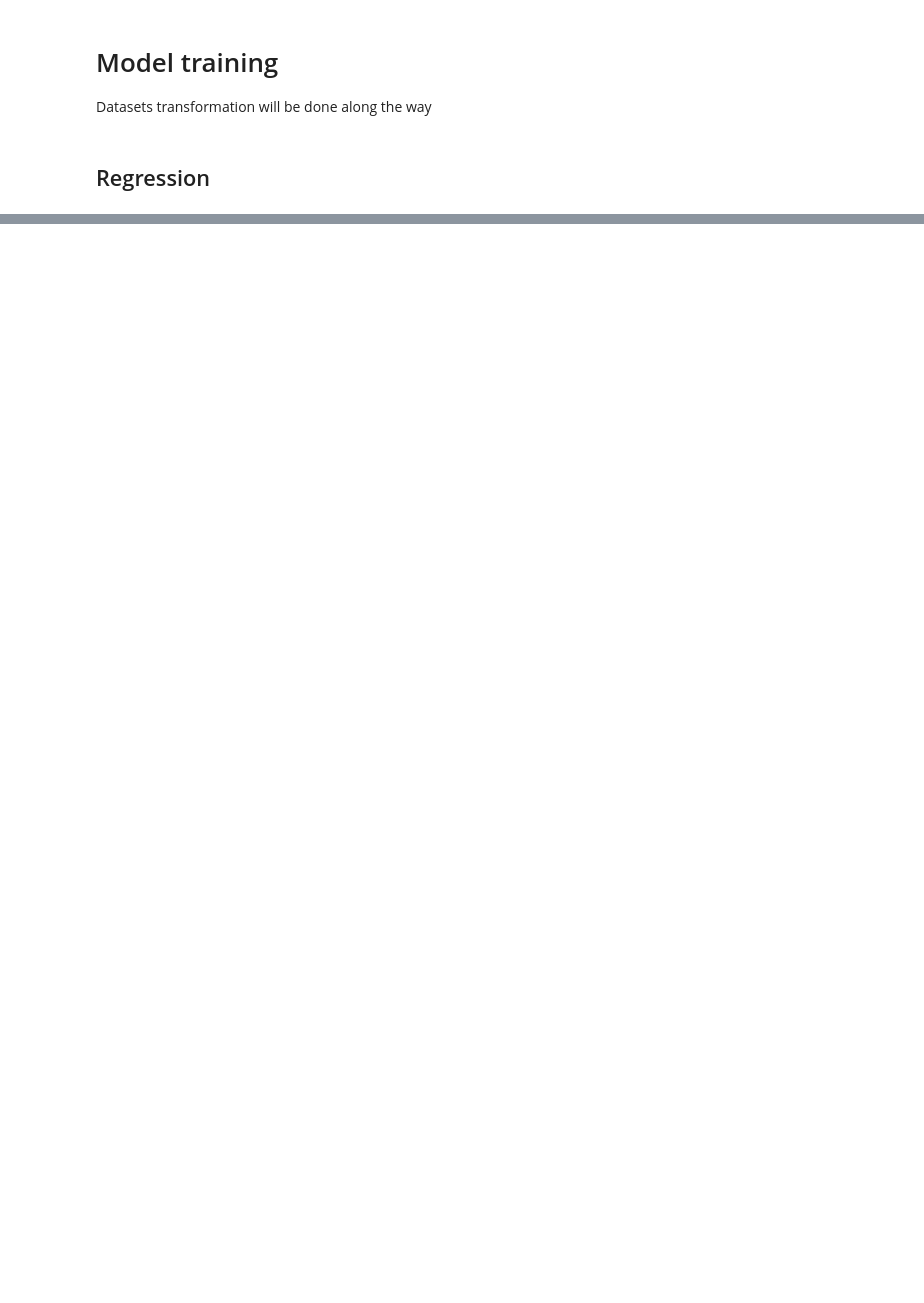
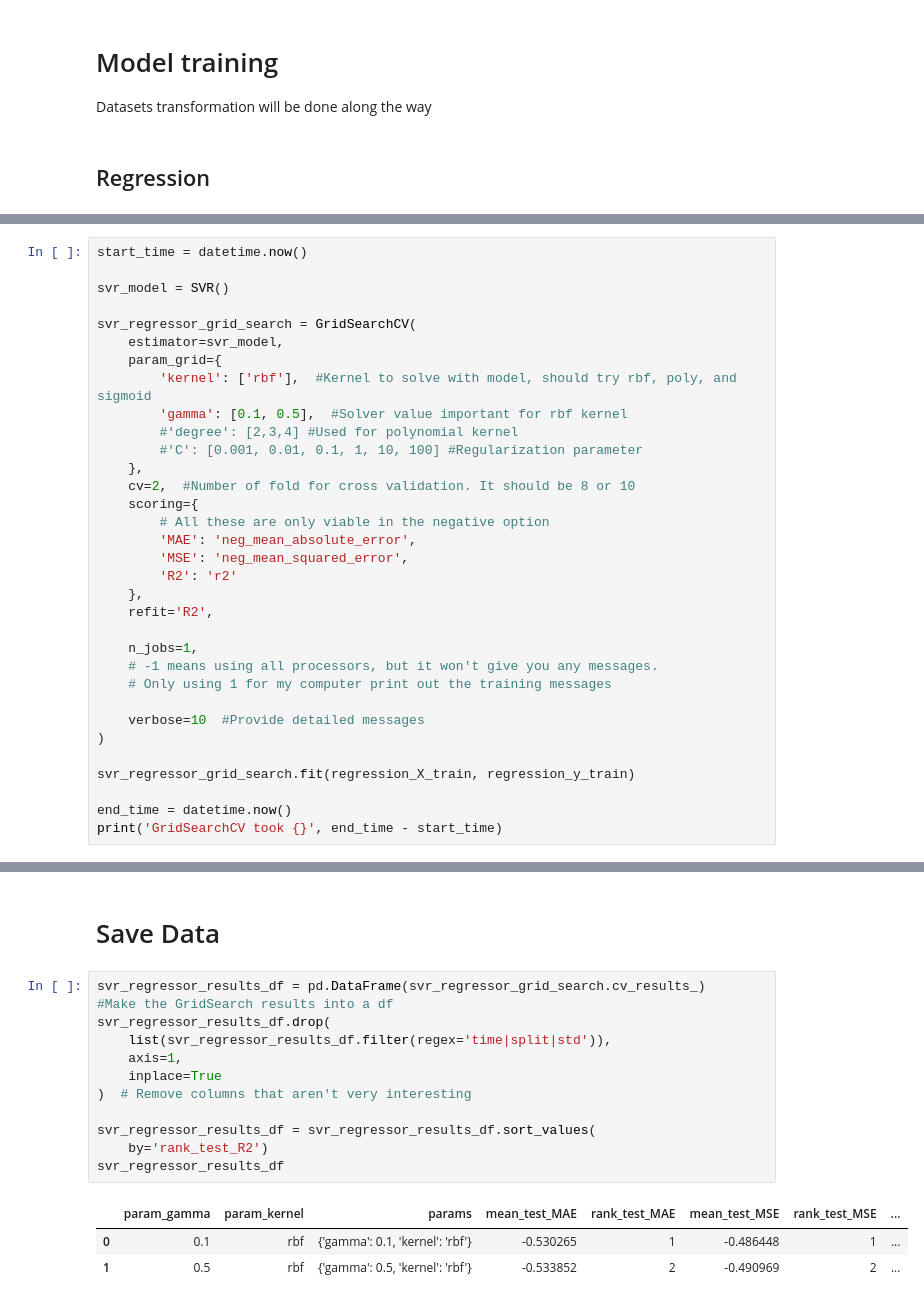
Before and after one commit to junqilu/BBBPrediction, a Jupyter notebook: BBBPrediction.ipynb, the cells around one changed output, grey strips where cells are left out. Drawn from its saved outputs; the diff is of its cells as text; blank space fills up the shorter version.

```diff
--- a/BBBPrediction.ipynb
+++ b/BBBPrediction.ipynb
@@ -264,0 +285,33 @@ Datasets transformation will be done along the way
+# %%
+start_time = datetime.now()
+
+svr_model = SVR()
+
+svr_regressor_grid_search = GridSearchCV(
+    estimator=svr_model,
+    param_grid={
+        'kernel': ['rbf'],  #Kernel to solve with model, should try rbf, poly, and sigmoid
+        'gamma': [0.1, 0.5],  #Solver value important for rbf kernel
+        #'degree': [2,3,4] #Used for polynomial kernel
+        #'C': [0.001, 0.01, 0.1, 1, 10, 100] #Regularization parameter
+    },
+    cv=2,  #Number of fold for cross validation. It should be 8 or 10
+    scoring={
+        # All these are only viable in the negative option
+        'MAE': 'neg_mean_absolute_error',
+        'MSE': 'neg_mean_squared_error',
+        'R2': 'r2'
+    },
+    refit='R2',
+
+    n_jobs=1,
+    # -1 means using all processors, but it won't give you any messages.
+    # Only using 1 for my computer print out the training messages
+
+    verbose=10  #Provide detailed messages
+)
+
+svr_regressor_grid_search.fit(regression_X_train, regression_y_train)
+
+end_time = datetime.now()
+print('GridSearchCV took {}', end_time - start_time)
@@ -266,0 +607,18 @@ Datasets transformation will be done along the way
+# %% [markdown]
+# Save Data
+# %%
+svr_regressor_results_df = pd.DataFrame(svr_regressor_grid_search.cv_results_)
+#Make the GridSearch results into a df
+svr_regressor_results_df.drop(
+    list(svr_regressor_results_df.filter(regex='time|split|std')),
+    axis=1,
+    inplace=True
+)  # Remove columns that aren't very interesting
+
+svr_regressor_results_df = svr_regressor_results_df.sort_values(
+    by='rank_test_R2')
+svr_regressor_results_df
+# %% [output]
+|  | param_gamma | param_kernel | params | mean_test_MAE | rank_test_MAE | mean_test_MSE | rank_test_MSE | ... |
+| 0 | 0.1 | rbf | {'gamma': 0.1, 'kernel': 'rbf'} | -0.530265 | 1 | -0.486448 | 1 | ... |
+| 1 | 0.5 | rbf | {'gamma': 0.5, 'kernel': 'rbf'} | -0.533852 | 2 | -0.490969 | 2 | ... |
```
Also changed, not shown: parts of 32 cells of this notebook, 3 other files.
